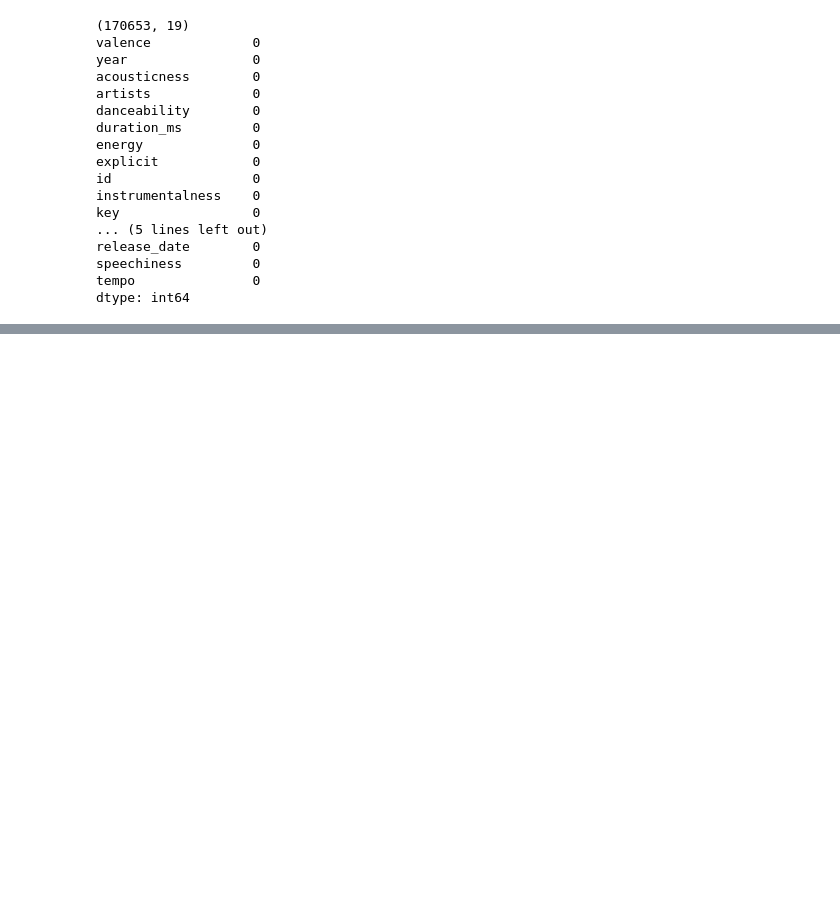
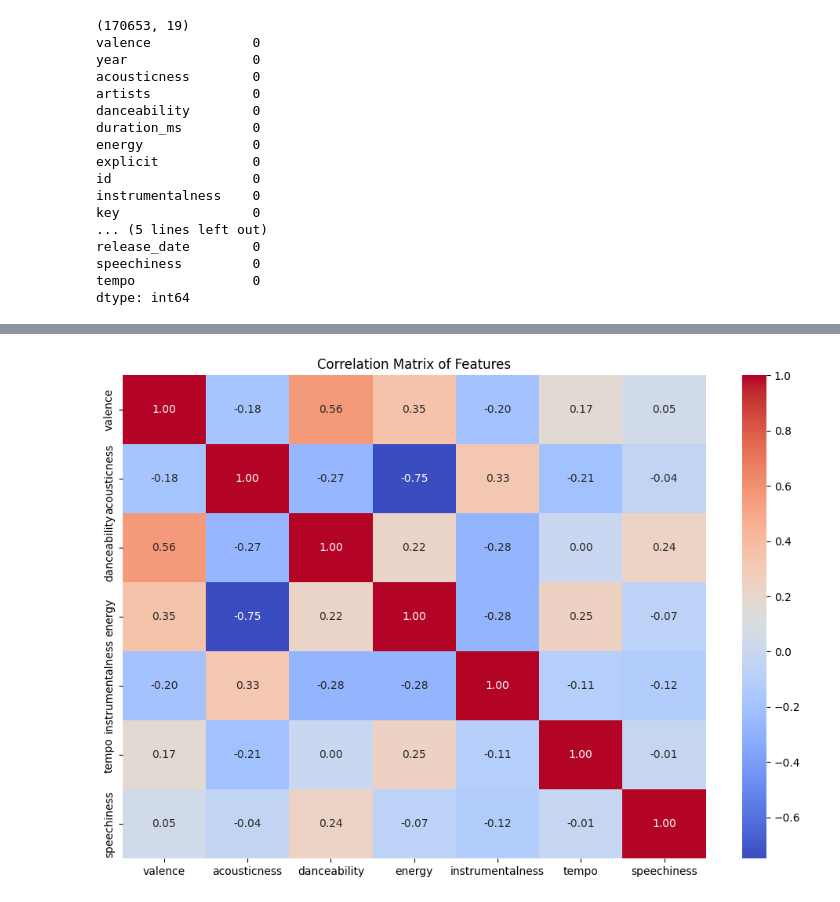
Before and after one commit to Nobodybob1/Music-Recommendation, a Jupyter notebook: main.ipynb, the cells around one changed output, grey strips where cells are left out. Drawn from its saved outputs; the diff is of its cells as text; code cells hidden in the pictures; blank space fills up the shorter version.

```diff
--- a/main.ipynb
+++ b/main.ipynb
@@ -69,0 +89,8 @@ import seaborn as sns
+# %%
+# Correlation matrix
+plt.figure(figsize=(12, 8))
+sns.heatmap(train_data[features].corr(), annot=True, cmap='coolwarm', fmt='.2f')
+plt.title('Correlation Matrix of Features')
+plt.show()
+# %% [output]
+[figure, added]
```
Also changed, not shown: parts of 10 cells of this notebook.
